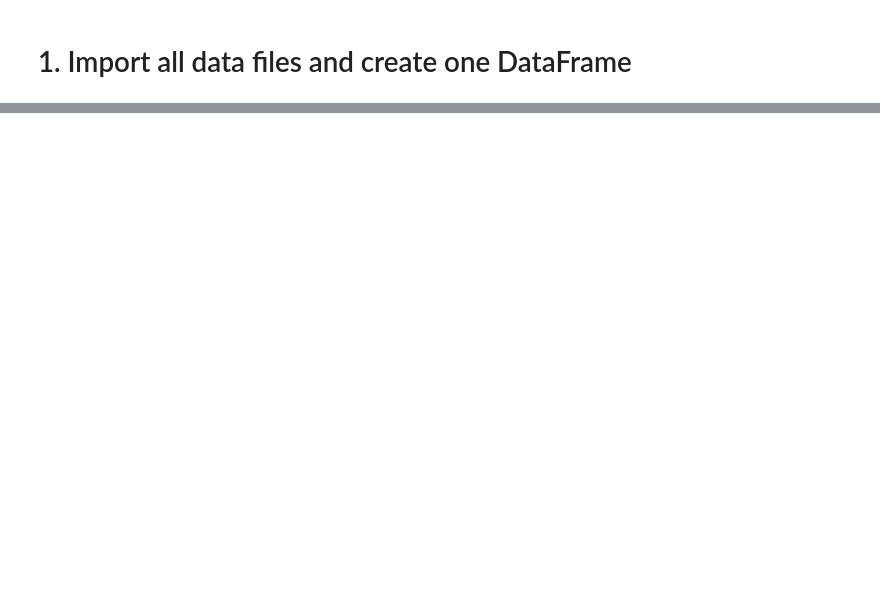
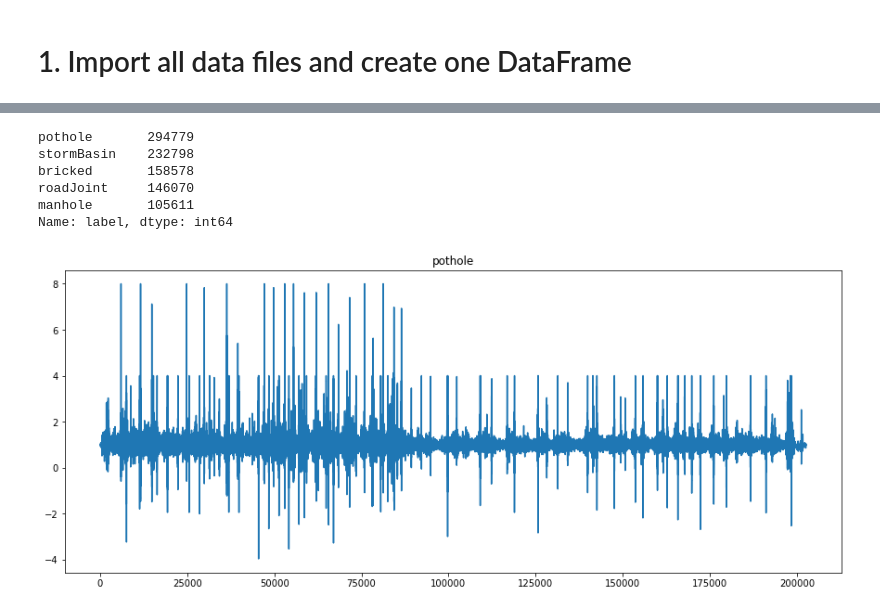
Before and after one commit to Sanaullah-nahk/R.O.A.D-System, a Jupyter notebook: Code/ROAD Data.ipynb, the cells around one changed output, grey strips where cells are left out. Saved outputs shown, nothing was run; the diff lists cells and outputs as text; code cells hidden in the pictures; blank space fills up the shorter version.

```diff
--- a/Code/ROAD Data.ipynb
+++ b/Code/ROAD Data.ipynb
@@ -49,13 +49,13 @@ StormBasin1['label'] = 'stormBasin'
 StormBasin2['label'] = 'stormBasin'
 StormBasin3['label'] = 'stormBasin'
 # %%
-# combine all above DataFrames
+# combine all above DataFrames # add Pothole2 when fixed
 
-df = pd.concat([Bricked1,Bricked2,
+data = pd.concat([Bricked1,Bricked2,
                 Manhole,
-                Pothole1, Pothole2,Pothole3,
+                Pothole1,Pothole3,
                 RoadJoint1, RoadJoint2,
                 StormBasin1,StormBasin2, StormBasin3 ])
 # Check Shape
-df.shape
+data.shape
 # %% [output]
@@ -91,3 +111,7 @@ bricked       158578
 roadJoint     146070
 manhole       105611
 Name: label, dtype: int64
+# %%
+# keep related columns
+df = data[['timeRelativeRef', 'samplingTime','accelerationX', 'accelerationY',
+       'accelerationZ', 'roll', 'pitch', 'yaw', 'label']]
@@ -93,0 +146,14 @@ Name: label, dtype: int64
+# %%
+# check labels
+df.label.value_counts()
+# %% [output]
+pothole       294779
+stormBasin    232798
+bricked       158578
+roadJoint     146070
+manhole       105611
+Name: label, dtype: int64
+# %%
+df[df['label'] == 'pothole' ].accelerationZ.plot.line(figsize=(15,6),title='pothole');
+# %% [output]
+[figure, added]
```
Also changed, not shown: parts of 13 cells of this notebook.
